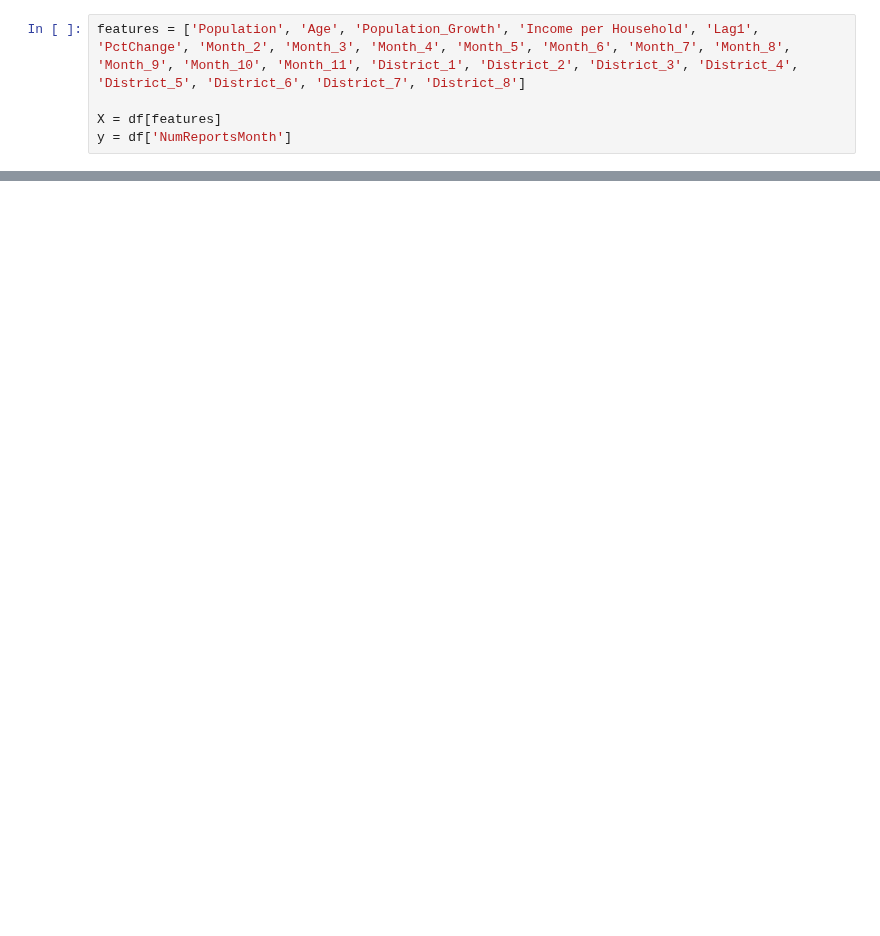
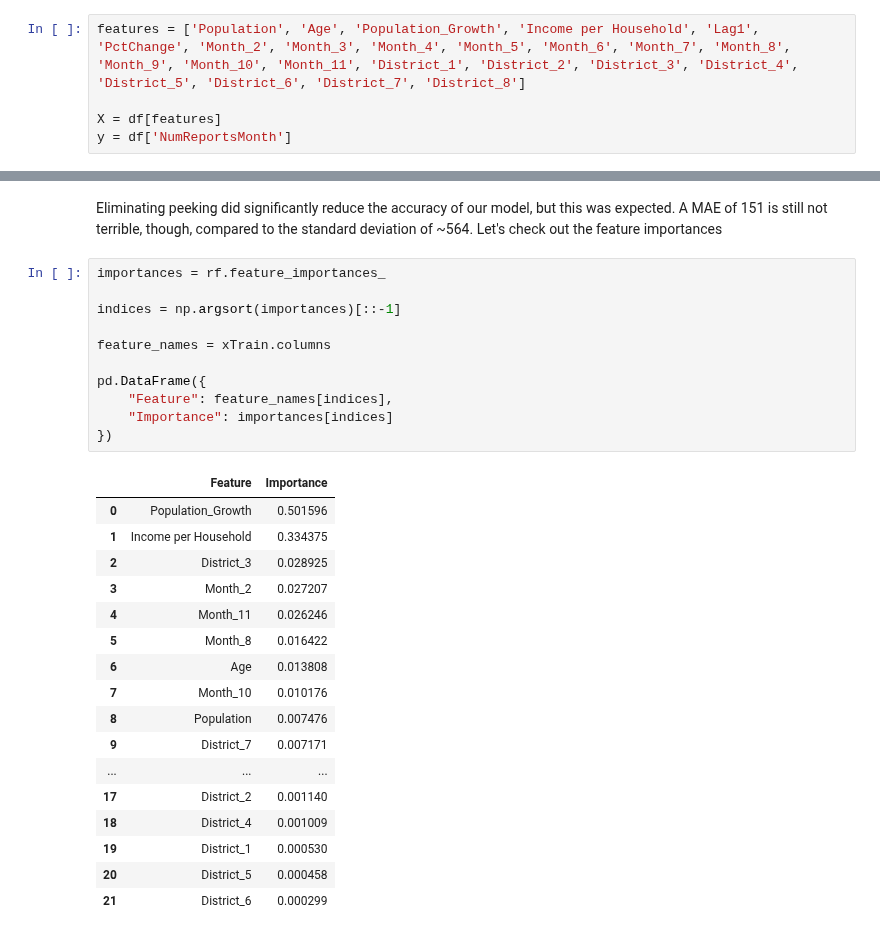
Before and after one commit to yarbschris/ds-final, a Jupyter notebook: finalProject.ipynb, the cells around one changed output, grey strips where cells are left out. Drawn from its saved outputs; the diff is of its cells as text; blank space fills up the shorter version.

```diff
--- a/finalProject.ipynb
+++ b/finalProject.ipynb
@@ -922,0 +968,31 @@ plt.show()
+# %% [markdown]
+Eliminating peeking did significantly reduce the accuracy of our model, but this was expected. A MAE of 151 is still not terrible, though, compared to the standard deviation of ~564. Let's check out the feature importances
+# %%
+importances = rf.feature_importances_
+
+indices = np.argsort(importances)[::-1]
+
+feature_names = xTrain.columns
+
+pd.DataFrame({
+    "Feature": feature_names[indices],
+    "Importance": importances[indices]
+})
+# %% [output]
+|  | Feature | Importance |
+| 0 | Population_Growth | 0.501596 |
+| 1 | Income per Household | 0.334375 |
+| 2 | District_3 | 0.028925 |
+| 3 | Month_2 | 0.027207 |
+| 4 | Month_11 | 0.026246 |
+| 5 | Month_8 | 0.016422 |
+| 6 | Age | 0.013808 |
+| 7 | Month_10 | 0.010176 |
+| 8 | Population | 0.007476 |
+| 9 | District_7 | 0.007171 |
+| ... | ... | ... |
+| 17 | District_2 | 0.001140 |
+| 18 | District_4 | 0.001009 |
+| 19 | District_1 | 0.000530 |
+| 20 | District_5 | 0.000458 |
+| 21 | District_6 | 0.000299 |
```
Also changed, not shown: parts of 26 cells of this notebook, 1 other file.
